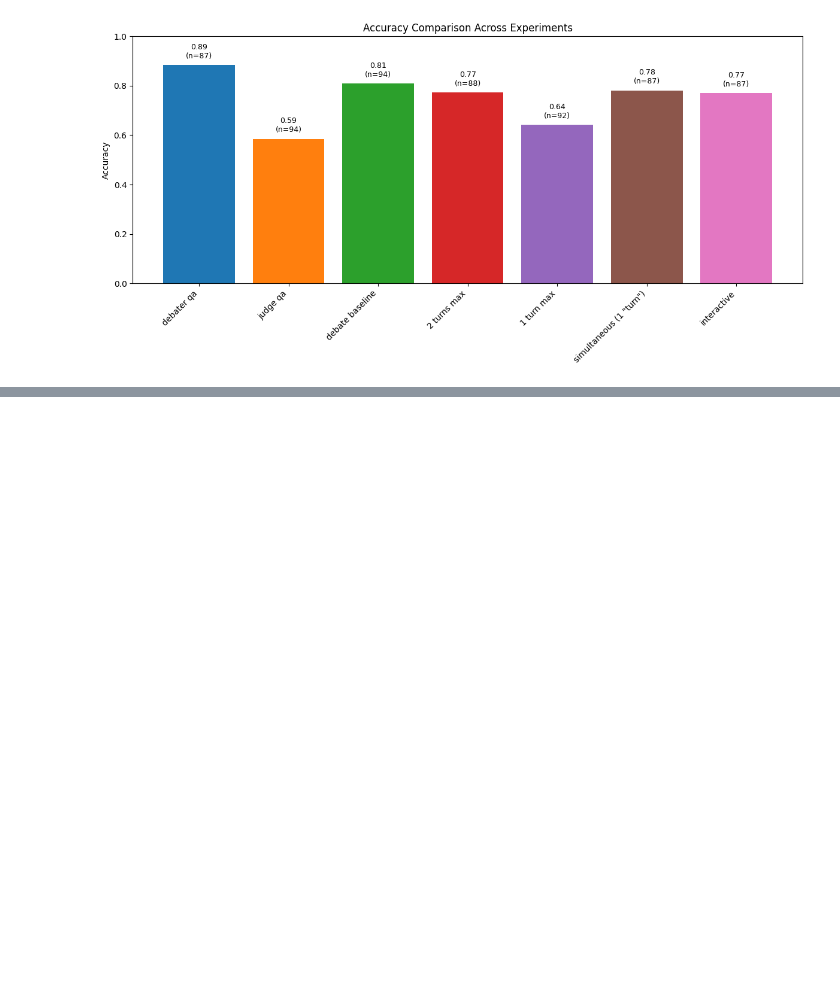
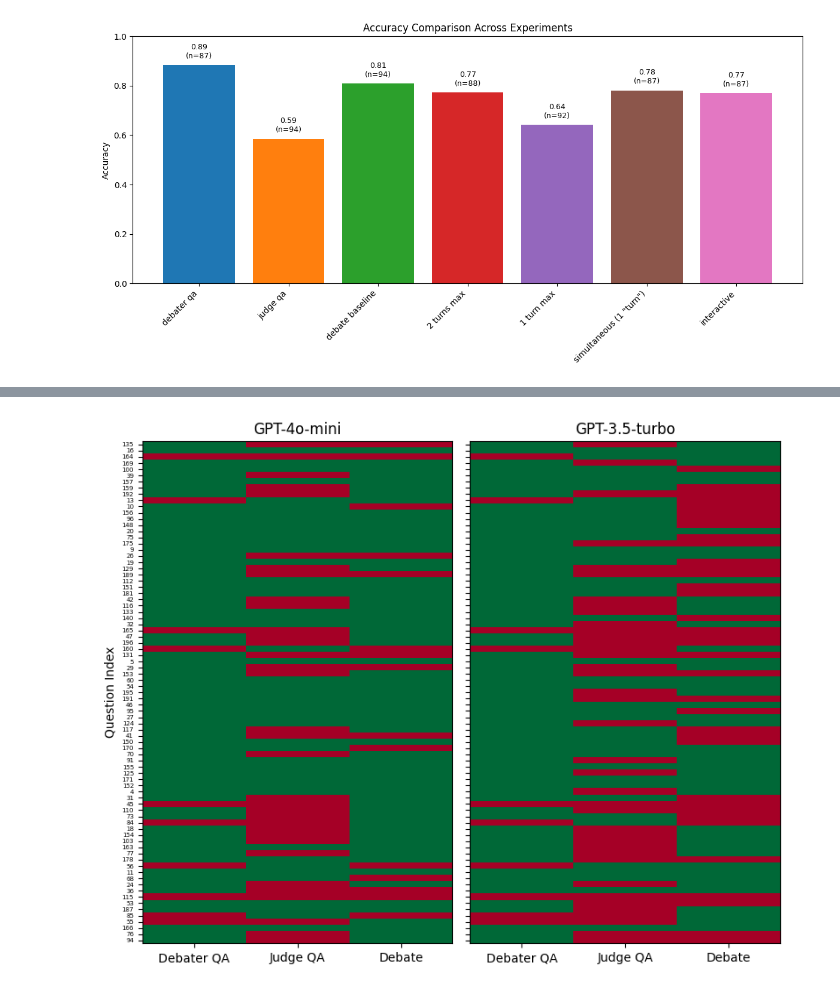
Before and after one commit to joshlevy89/llm_judge_debate, a Jupyter notebook: analyze_debate_results.ipynb, the cells around one changed output, grey strips where cells are left out. Drawn from its saved outputs; the diff is of its cells as text; code cells hidden in the pictures; blank space fills up the shorter version.

```diff
--- a/analyze_debate_results.ipynb
+++ b/analyze_debate_results.ipynb
@@ -186,0 +208,14 @@ plt.show()
+# %%
+gpt_4o_results_file = 'parallel_debate_runs/run_20251022_134354/master_results.jsonl'
+gpt_35_results_file = 'parallel_debate_runs/run_20251022_134546/master_results.jsonl'
+
+gpt_4o_mini_results = pd.json_normalize(pd.read_json(gpt_4o_results_file, lines=True).to_dict('records'))
+gpt_3_5_turbo_results = pd.json_normalize(pd.read_json(gpt_35_results_file, lines=True).to_dict('records'))
+
+# merge the results
+merged = pd.merge(
+    gpt_4o_mini_results,
+    gpt_3_5_turbo_results,
+    on='question.question_idx',
+    suffixes=('_4o', '_3.5')
+)
@@ -186,0 +247,23 @@ plt.show()
+# %%
+merged_no_nan = merged.dropna()
+data_4o = merged_no_nan[['debater_direct.correct_4o', 'judge_direct.correct_4o', f'{mode_prefix}.correct_4o']].astype(float).values
+data_35 = merged_no_nan[['debater_direct.correct_3.5', 'judge_direct.correct_3.5', f'{mode_prefix}.correct_3.5']].astype(float).values
+
+fig, (ax1, ax2) = plt.subplots(1, 2, figsize=(8, max(6, len(data_4o) * 0.08)), sharey=True)
+
+for ax, data, title in [(ax1, data_4o, 'GPT-4o-mini'), (ax2, data_35, 'GPT-3.5-turbo')]:
+    ax.imshow(data, aspect='auto', cmap='RdYlGn', vmin=0, vmax=1, interpolation='nearest')
+    ax.set_xticks([0, 1, 2])
+    ax.set_xticklabels(['Debater QA', 'Judge QA', 'Debate'])
+    ax.set_title(title)
+    # for i in range(len(data) + 1):
+    #     ax.axhline(i - 0.5, color='white', linewidth=0.5, alpha=0.5)
+
+ax1.set_yticks(range(len(merged_no_nan)))
+ax1.set_yticklabels(merged_no_nan['question.question_idx'].values, fontsize=5)
+ax1.set_ylabel('Question Index')
+
+plt.tight_layout()
+plt.show()
+# %% [output]
+[figure, added]
```
Also changed, not shown: parts of 14 cells of this notebook, 1 other file.
